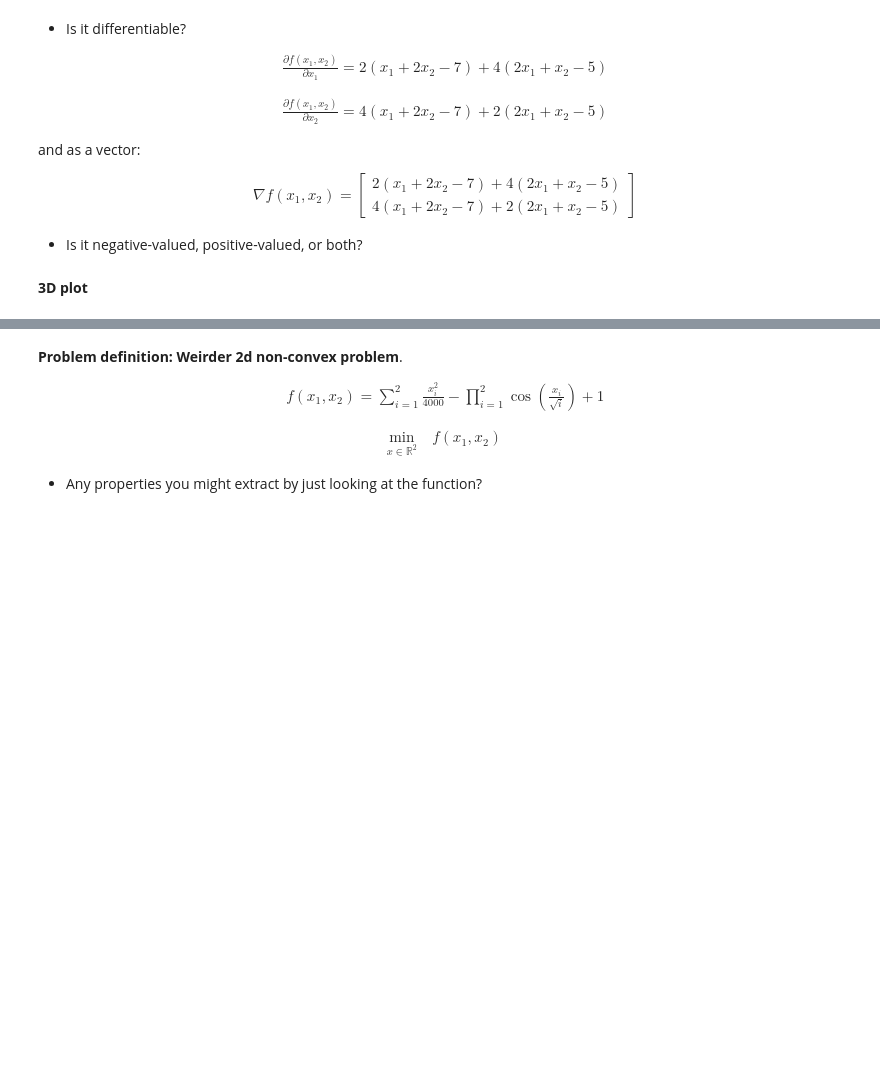
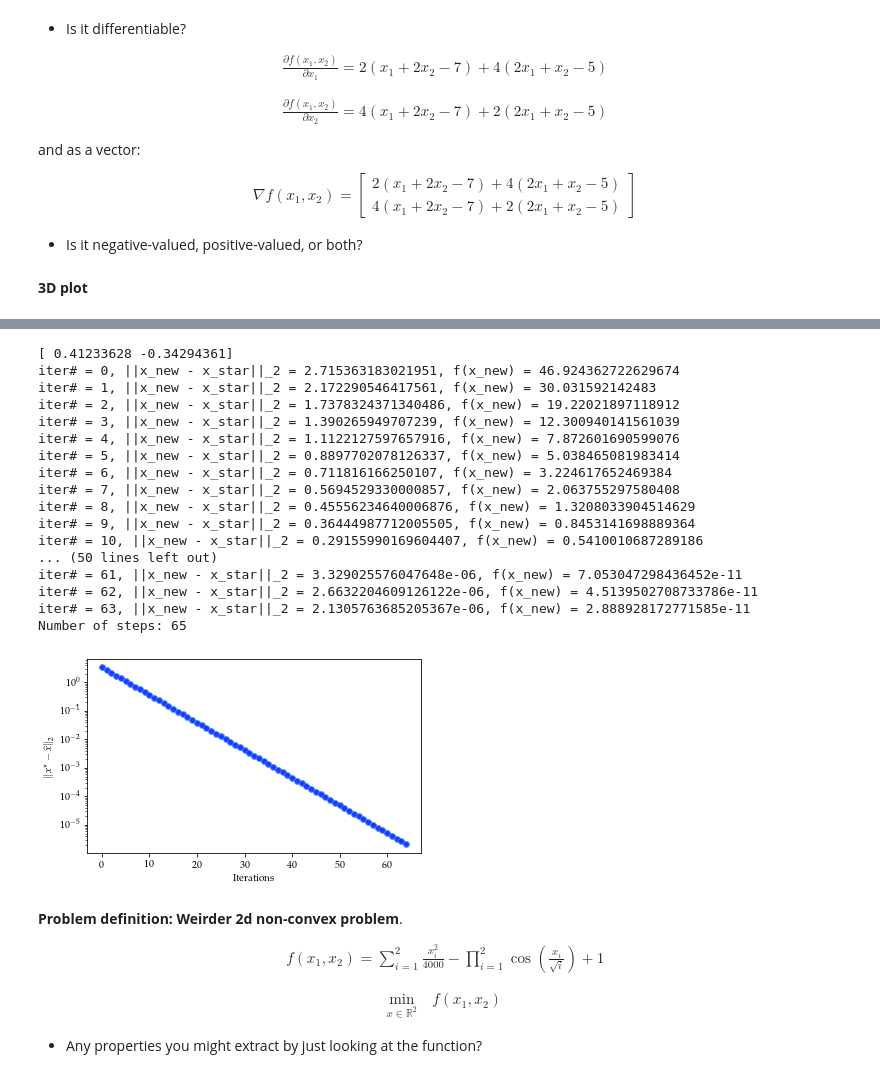
Before and after one commit to akyrillidis/comp414-514, a Jupyter notebook: schedule/images/Chapter 2.ipynb, the cells around one changed output, grey strips where cells are left out. Drawn from its saved outputs; the diff is of its cells as text; code cells hidden in the pictures; blank space fills up the shorter version.

```diff
--- a/schedule/images/Chapter 2.ipynb
+++ b/schedule/images/Chapter 2.ipynb
@@ -109,30 +111,49 @@ def GD_Booth(x_new, eta, iters, epsilon, verbose, x_star):
 # %%
 # Run algorithm
 epsilon = 1e-6                # Precision parameter
 iters = 100
 eta = 0.1
 x_init = np.random.randn(2)    # Initial estimate
+# print(x_init)
+#x_init[0] = 1
+#x_init[1] = 1
 print(x_init)
-x_init[0] = -10
-x_init[1] = 10
-#print(x_init)
 x_star = [1, 3]
 
 x_GD, x_list, f_list = GD_Booth(x_init, eta, iters, epsilon, True, x_star)
 
 # Plot
 plt.rc('text', usetex=True)
 plt.rc('font', family='serif')
 
 xs = range(len(x_list))
 plt.plot(xs, x_list, '-o', color = '#3399FF', linewidth = 4, alpha = 0.7, markerfacecolor = 'b')
 plt.yscale('log')
 plt.xlabel('Iterations')
 plt.ylabel(r"$\|x^\star - \widehat{x}\|_2$")
 
 # Make room for the ridiculously large title.
 plt.subplots_adjust(top=0.8)
 plt.show()
+# %% [output]
+[ 0.41233628 -0.34294361]
+iter# = 0, ||x_new - x_star||_2 = 2.715363183021951, f(x_new) = 46.924362722629674
+iter# = 1, ||x_new - x_star||_2 = 2.172290546417561, f(x_new) = 30.031592142483
+iter# = 2, ||x_new - x_star||_2 = 1.7378324371340486, f(x_new) = 19.22021897118912
+iter# = 3, ||x_new - x_star||_2 = 1.390265949707239, f(x_new) = 12.300940141561039
+iter# = 4, ||x_new - x_star||_2 = 1.1122127597657916, f(x_new) = 7.872601690599076
+iter# = 5, ||x_new - x_star||_2 = 0.8897702078126337, f(x_new) = 5.038465081983414
+iter# = 6, ||x_new - x_star||_2 = 0.711816166250107, f(x_new) = 3.224617652469384
+iter# = 7, ||x_new - x_star||_2 = 0.5694529330000857, f(x_new) = 2.063755297580408
+iter# = 8, ||x_new - x_star||_2 = 0.45556234640006876, f(x_new) = 1.3208033904514629
+iter# = 9, ||x_new - x_star||_2 = 0.36444987712005505, f(x_new) = 0.8453141698889364
+iter# = 10, ||x_new - x_star||_2 = 0.29155990169604407, f(x_new) = 0.5410010687289186
+... (50 lines left out)
+iter# = 61, ||x_new - x_star||_2 = 3.329025576047648e-06, f(x_new) = 7.053047298436452e-11
+iter# = 62, ||x_new - x_star||_2 = 2.6632204609126122e-06, f(x_new) = 4.5139502708733786e-11
+iter# = 63, ||x_new - x_star||_2 = 2.1305763685205367e-06, f(x_new) = 2.888928172771585e-11
+Number of steps: 65
+[figure, added]
 # %% [markdown]
 **Problem definition: Weirder 2d non-convex problem**.
 
```
Also changed, not shown: parts of 4 cells of this notebook, 1 other file.
